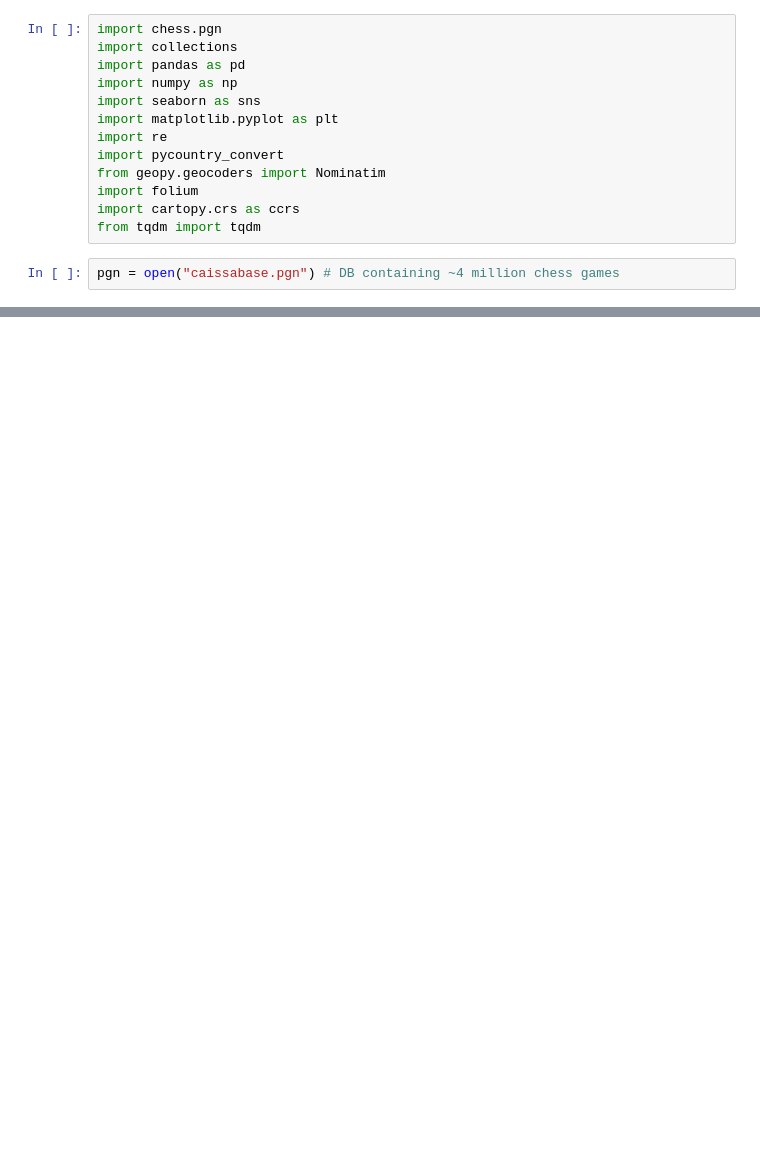
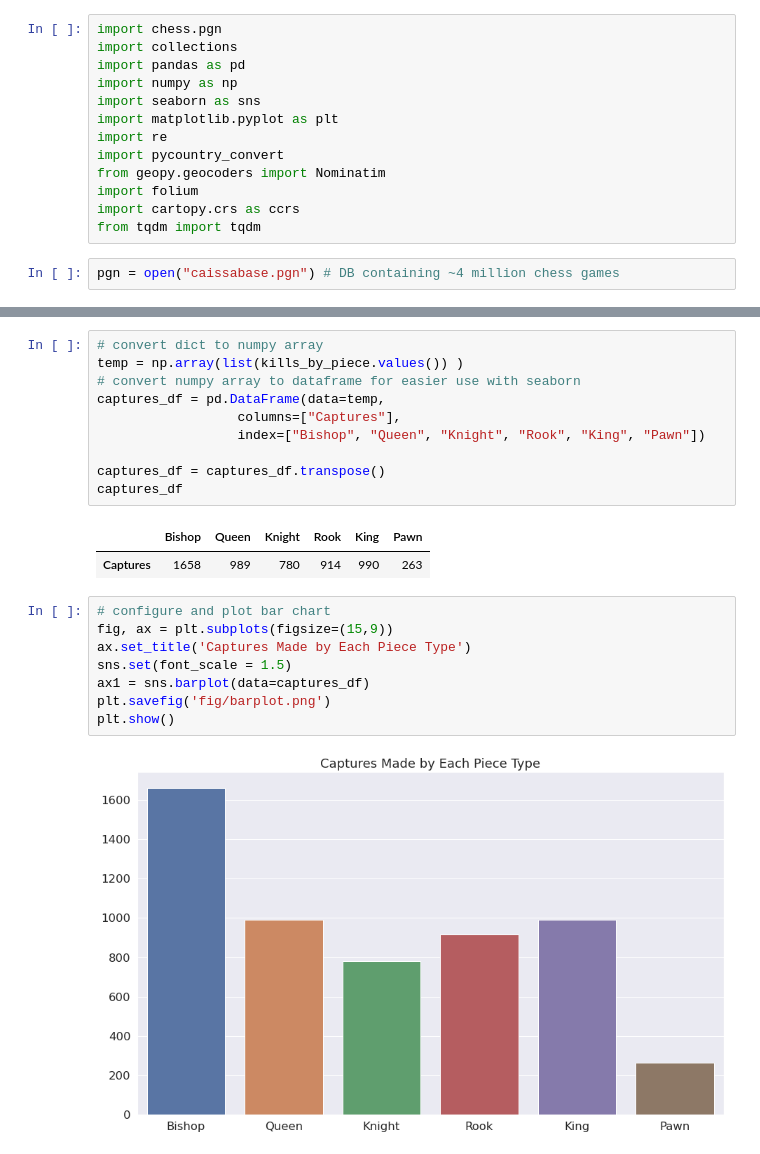
Before and after one commit to qjstuart/datascience, a Jupyter notebook: 2/heatmap.ipynb, the cells around one changed output, grey strips where cells are left out. Drawn from its saved outputs; the diff is of its cells as text; blank space fills up the shorter version.

Commit message:
Heatmap and barplot ready for desktop processing

```diff
--- a/2/heatmap.ipynb
+++ b/2/heatmap.ipynb
@@ -15,0 +78,23 @@ pgn = open("caissabase.pgn") # DB containing ~4 million chess games
+# %%
+# convert dict to numpy array
+temp = np.array(list(kills_by_piece.values()) )
+# convert numpy array to dataframe for easier use with seaborn
+captures_df = pd.DataFrame(data=temp,
+                  columns=["Captures"],
+                  index=["Bishop", "Queen", "Knight", "Rook", "King", "Pawn"])
+
+captures_df = captures_df.transpose()
+captures_df
+# %% [output]
+|  | Bishop | Queen | Knight | Rook | King | Pawn |
+| Captures | 1658 | 989 | 780 | 914 | 990 | 263 |
+# %%
+# configure and plot bar chart
+fig, ax = plt.subplots(figsize=(15,9))
+ax.set_title('Captures Made by Each Piece Type')
+sns.set(font_scale = 1.5)
+ax1 = sns.barplot(data=captures_df)
+plt.savefig('fig/barplot.png')
+plt.show()
+# %% [output]
+[figure, added]
```
Also changed, not shown: parts of 5 cells of this notebook.
